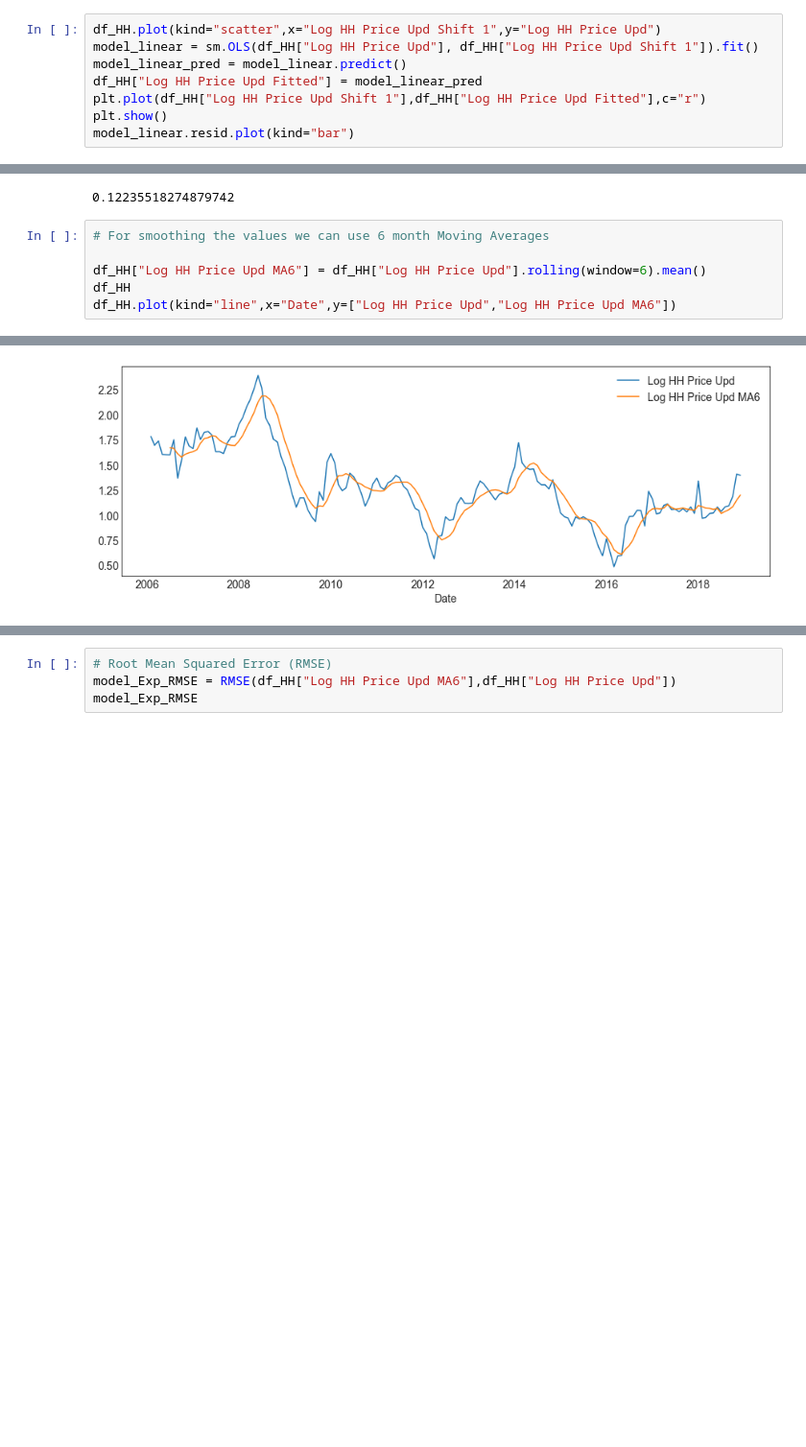
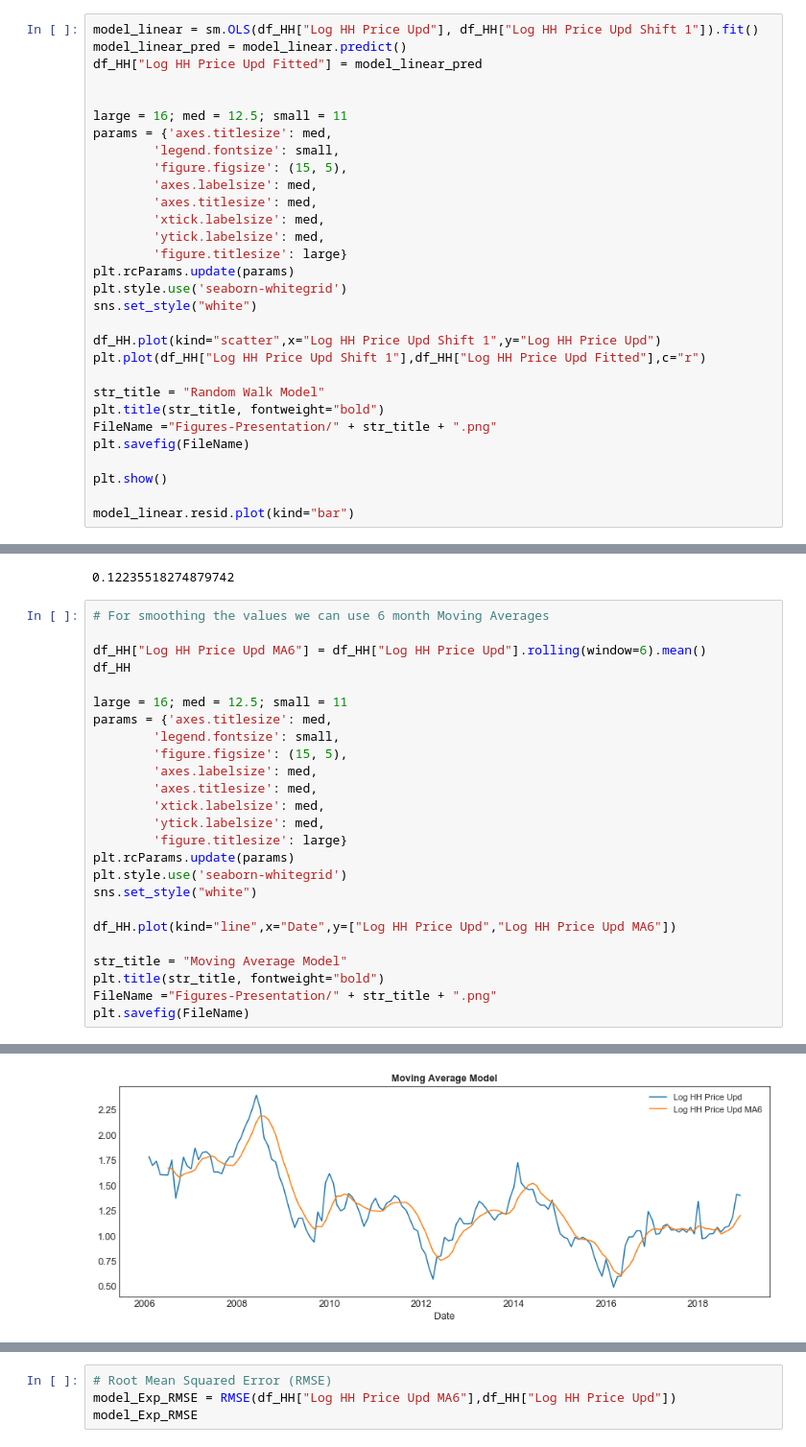
Before and after one commit to velmavasquez/Natural-Gas-Project, a Jupyter notebook: notebooks/Wilson-Time Series.ipynb, the cells around one changed output, grey strips where cells are left out. Shown at 96% size. Cells and saved outputs as stored; diff of their text form; blank space fills up the shorter version.

```diff
--- a/notebooks/Wilson-Time Series.ipynb
+++ b/notebooks/Wilson-Time Series.ipynb
@@ -118,11 +118,33 @@ plt.show()
 [figure]
 [figure]
 # %%
-df_HH.plot(kind="scatter",x="Log HH Price Upd Shift 1",y="Log HH Price Upd")
 model_linear = sm.OLS(df_HH["Log HH Price Upd"], df_HH["Log HH Price Upd Shift 1"]).fit()
 model_linear_pred = model_linear.predict()
 df_HH["Log HH Price Upd Fitted"] = model_linear_pred
+
+
+large = 16; med = 12.5; small = 11
+params = {'axes.titlesize': med,
+        'legend.fontsize': small,
+        'figure.figsize': (15, 5),
+        'axes.labelsize': med,
+        'axes.titlesize': med,
+        'xtick.labelsize': med,
+        'ytick.labelsize': med,
+        'figure.titlesize': large}
+plt.rcParams.update(params)
+plt.style.use('seaborn-whitegrid')
+sns.set_style("white")
+
+df_HH.plot(kind="scatter",x="Log HH Price Upd Shift 1",y="Log HH Price Upd")
 plt.plot(df_HH["Log HH Price Upd Shift 1"],df_HH["Log HH Price Upd Fitted"],c="r")
+
+str_title = "Random Walk Model"
+plt.title(str_title, fontweight="bold")
+FileName ="Figures-Presentation/" + str_title + ".png"
+plt.savefig(FileName)
+
 plt.show()
+
 model_linear.resid.plot(kind="bar")
 # %% [output]
@@ -178,5 +200,24 @@ model_Exp_RMSE
 
 df_HH["Log HH Price Upd MA6"] = df_HH["Log HH Price Upd"].rolling(window=6).mean()
 df_HH
+
+large = 16; med = 12.5; small = 11
+params = {'axes.titlesize': med,
+        'legend.fontsize': small,
+        'figure.figsize': (15, 5),
+        'axes.labelsize': med,
+        'axes.titlesize': med,
+        'xtick.labelsize': med,
+        'ytick.labelsize': med,
+        'figure.titlesize': large}
+plt.rcParams.update(params)
+plt.style.use('seaborn-whitegrid')
+sns.set_style("white")
+
 df_HH.plot(kind="line",x="Date",y=["Log HH Price Upd","Log HH Price Upd MA6"])
+
+str_title = "Moving Average Model"
+plt.title(str_title, fontweight="bold")
+FileName ="Figures-Presentation/" + str_title + ".png"
+plt.savefig(FileName)
 # %% [output]
@@ -184,4 +224,4 @@ df_HH.plot(kind="line",x="Date",y=["Log HH Price Upd","Log HH Price Upd MA6"])
-[figure, old version]
+[figure, new version]
 # %%
 df_MA6 = df_HH["Log HH Price Upd MA6"]
 df_MA6 = df_MA6.dropna()
```
Also changed, not shown: parts of 15 cells of this notebook, 1 other file.
